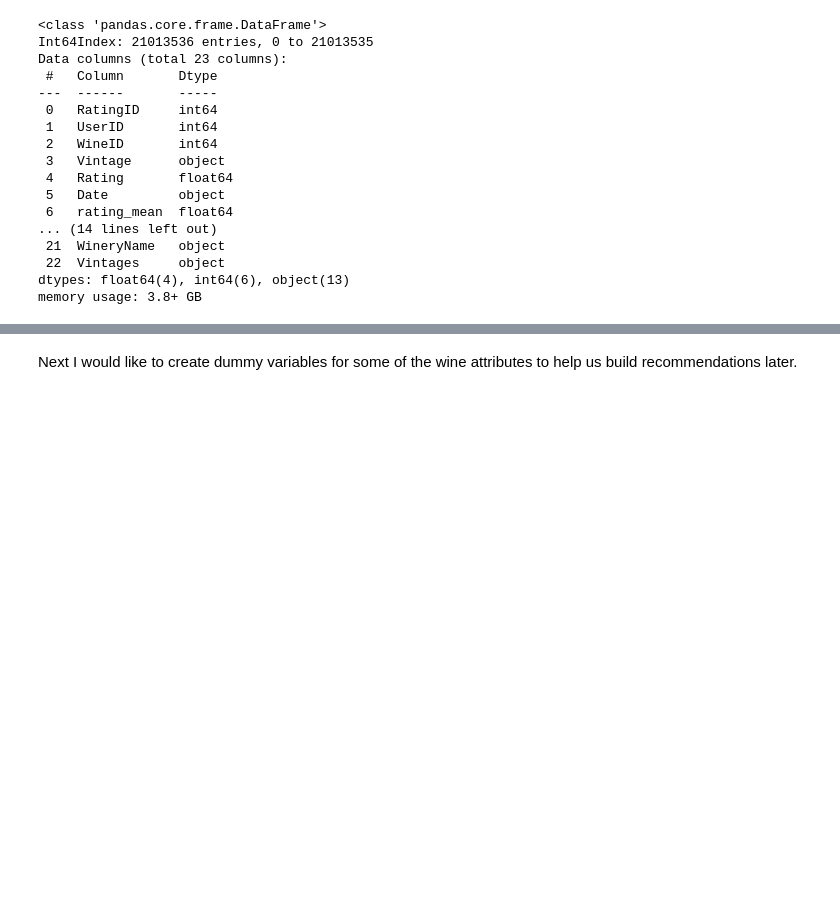
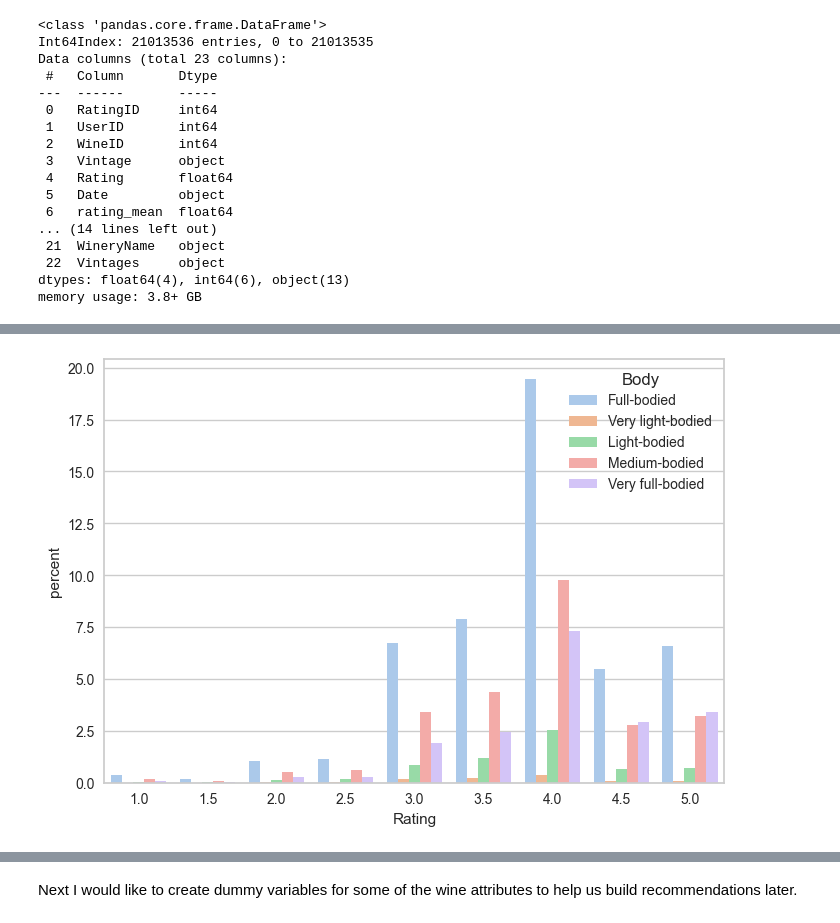
Before and after one commit to jwatki8/Capstone-3, a Jupyter notebook: Capstone 3-Exploratory Data Analysis (EDA) Draft.ipynb, the cells around one changed output, grey strips where cells are left out. Drawn from its saved outputs; the diff is of its cells as text; code cells hidden in the pictures; blank space fills up the shorter version.

```diff
--- a/Capstone 3 Exploratory Data Analysis (EDA) Draft.ipynb
+++ b/Capstone 3-Exploratory Data Analysis (EDA) Draft.ipynb
@@ -214,0 +275,6 @@ memory usage: 3.8+ GB
+# %%
+sns.countplot(data=wine_df, x='Rating', hue='Body',palette='pastel', stat='percent')
+plt.ticklabel_format(style='plain', axis='y')
+plt.show()
+# %% [output]
+[figure, added]
```
Also changed, not shown: parts of 48 cells of this notebook.
